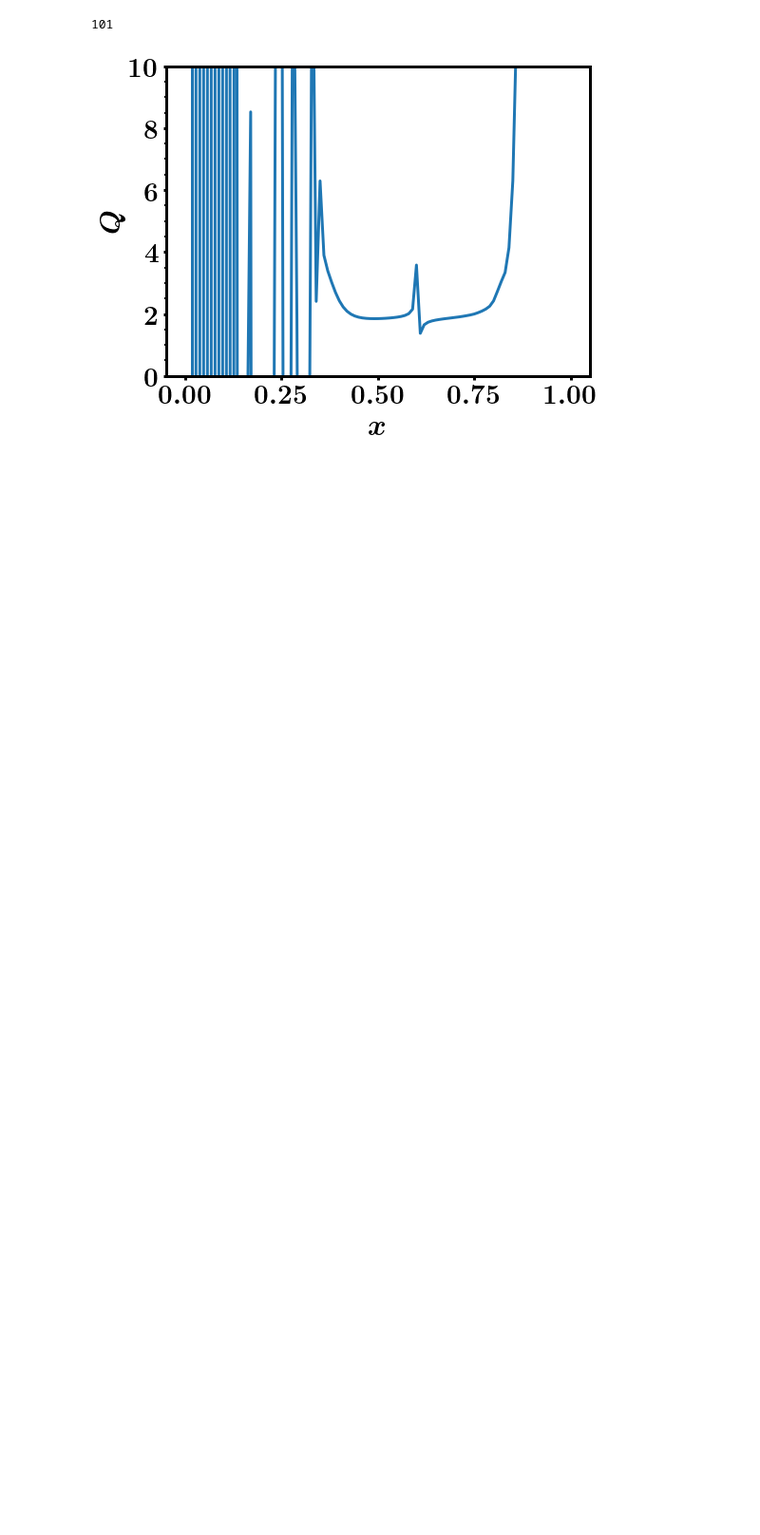
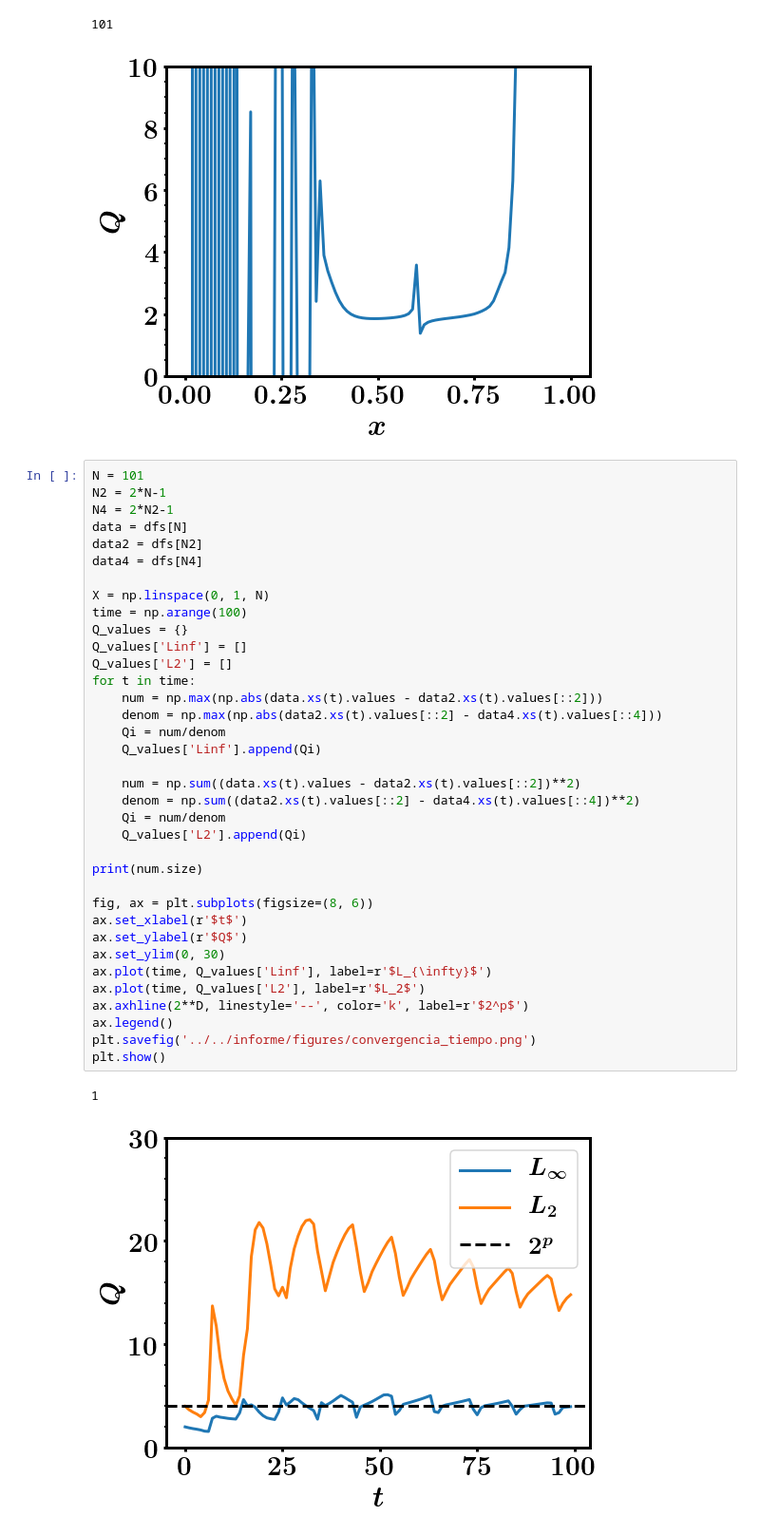
Before and after one commit to nahuelalmeira/diffeq, a Jupyter notebook: practicas/Tarea2/Current/plots/Plots.ipynb, the cells around one changed output. Shown at 95% size. Cells and saved outputs as stored; diff of their text form; blank space fills up the shorter version.

Commit message:
actualizo informe

```diff
--- a/practicas/Tarea2/Current/plots/Plots.ipynb
+++ b/practicas/Tarea2/Current/plots/Plots.ipynb
@@ -243,3 +243,42 @@ plt.show()
 # %% [output]
 101
 [figure]
+# %%
+N = 101
+N2 = 2*N-1
+N4 = 2*N2-1
+data = dfs[N]
+data2 = dfs[N2]
+data4 = dfs[N4]
+
+X = np.linspace(0, 1, N)
+time = np.arange(100)
+Q_values = {}
+Q_values['Linf'] = []
+Q_values['L2'] = []
+for t in time:
+    num = np.max(np.abs(data.xs(t).values - data2.xs(t).values[::2]))
+    denom = np.max(np.abs(data2.xs(t).values[::2] - data4.xs(t).values[::4]))
+    Qi = num/denom
+    Q_values['Linf'].append(Qi)
+
+    num = np.sum((data.xs(t).values - data2.xs(t).values[::2])**2)
+    denom = np.sum((data2.xs(t).values[::2] - data4.xs(t).values[::4])**2)
+    Qi = num/denom
+    Q_values['L2'].append(Qi)
+
+print(num.size)
+
+fig, ax = plt.subplots(figsize=(8, 6))
+ax.set_xlabel(r'$t$')
+ax.set_ylabel(r'$Q$')
+ax.set_ylim(0, 30)
+ax.plot(time, Q_values['Linf'], label=r'$L_{\infty}$')
+ax.plot(time, Q_values['L2'], label=r'$L_2$')
+ax.axhline(2**D, linestyle='--', color='k', label=r'$2^p$')
+ax.legend()
+plt.savefig('../../informe/figures/convergencia_tiempo.png')
+plt.show()
+# %% [output]
+1
+[figure, added]
```
Also changed, not shown: parts of 3 cells of this notebook, 6 other files.
